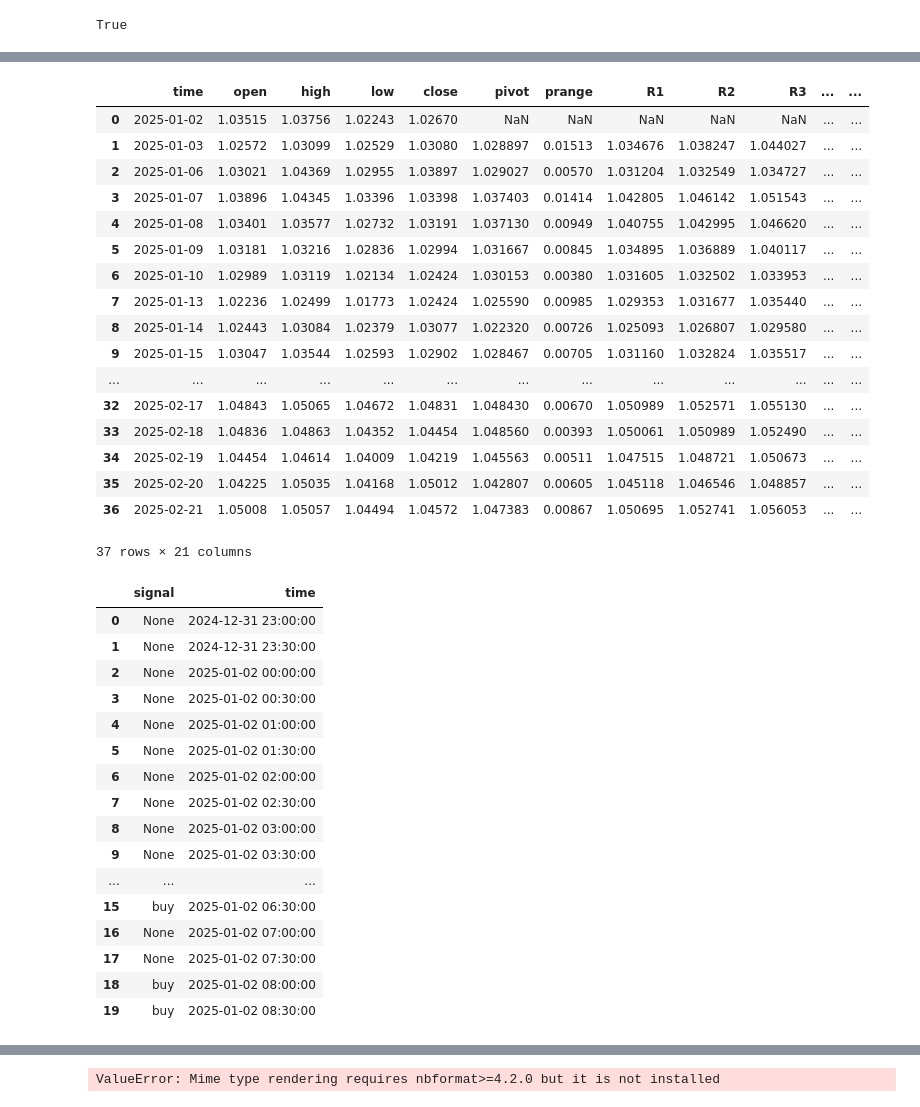
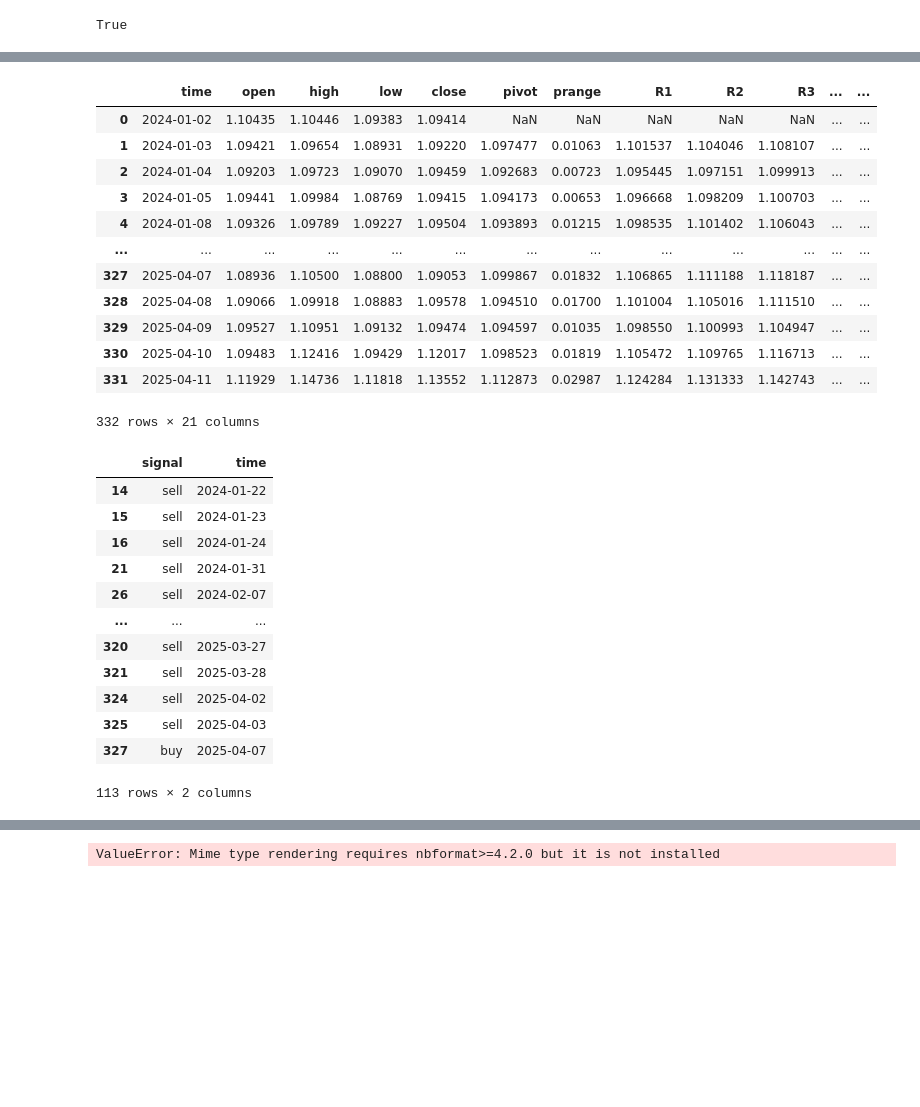
Before and after one commit to Moad2048/python_finance_market_projects, a Jupyter notebook: b2.ipynb, the cells around one changed output, grey strips where cells are left out. Drawn from its saved outputs; the diff is of its cells as text; code cells hidden in the pictures; blank space fills up the shorter version.

```diff
--- a/b2.ipynb
+++ b/b2.ipynb
@@ -32,8 +32,8 @@ def get_ohlc(symbol, timeframe, start_datetime, end_datetime):
 symbol = 'EURUSD'
 pos_size = 1
 timeframe = mt5.TIMEFRAME_M30
-start_datetime = datetime(2025,1,1)
-end_datetime = datetime(2025,2,22)
+start_datetime = datetime(2024,1,1)
+end_datetime = datetime(2025,4,12)
 ohlc_df = get_ohlc(symbol, timeframe, start_datetime, end_datetime)
 ohlc_df
 # %% [output]
@@ -55,9 +55,7 @@ ohlc_df
 symbol = 'EURUSD'
 pos_size = 1
 timeframe = mt5.TIMEFRAME_H4
-start_datetime = datetime(2025,1,1)
-end_datetime = datetime(2025,2,22)
 hourly_df = get_ohlc(symbol, timeframe, start_datetime, end_datetime)
-hourly_df
+hourly_df.tail(5)
 # %% [output]
 |  | time | open | high | low | close |
@@ -206,51 +187,40 @@ daily_df['buy_profit'] = daily_df["high"] >= daily_df["R1"]
 daily_df
 # %% [output]
 |  | time | open | high | low | close | pivot | prange | R1 | R2 | R3 | ... | ... |
-| 0 | 2025-01-02 | 1.03515 | 1.03756 | 1.02243 | 1.02670 | NaN | NaN | NaN | NaN | NaN | ... | ... |
-| 1 | 2025-01-03 | 1.02572 | 1.03099 | 1.02529 | 1.03080 | 1.028897 | 0.01513 | 1.034676 | 1.038247 | 1.044027 | ... | ... |
-| 2 | 2025-01-06 | 1.03021 | 1.04369 | 1.02955 | 1.03897 | 1.029027 | 0.00570 | 1.031204 | 1.032549 | 1.034727 | ... | ... |
-| 3 | 2025-01-07 | 1.03896 | 1.04345 | 1.03396 | 1.03398 | 1.037403 | 0.01414 | 1.042805 | 1.046142 | 1.051543 | ... | ... |
-| 4 | 2025-01-08 | 1.03401 | 1.03577 | 1.02732 | 1.03191 | 1.037130 | 0.00949 | 1.040755 | 1.042995 | 1.046620 | ... | ... |
-| 5 | 2025-01-09 | 1.03181 | 1.03216 | 1.02836 | 1.02994 | 1.031667 | 0.00845 | 1.034895 | 1.036889 | 1.040117 | ... | ... |
-| 6 | 2025-01-10 | 1.02989 | 1.03119 | 1.02134 | 1.02424 | 1.030153 | 0.00380 | 1.031605 | 1.032502 | 1.033953 | ... | ... |
-| 7 | 2025-01-13 | 1.02236 | 1.02499 | 1.01773 | 1.02424 | 1.025590 | 0.00985 | 1.029353 | 1.031677 | 1.035440 | ... | ... |
-| 8 | 2025-01-14 | 1.02443 | 1.03084 | 1.02379 | 1.03077 | 1.022320 | 0.00726 | 1.025093 | 1.026807 | 1.029580 | ... | ... |
-| 9 | 2025-01-15 | 1.03047 | 1.03544 | 1.02593 | 1.02902 | 1.028467 | 0.00705 | 1.031160 | 1.032824 | 1.035517 | ... | ... |
+| 0 | 2024-01-02 | 1.10435 | 1.10446 | 1.09383 | 1.09414 | NaN | NaN | NaN | NaN | NaN | ... | ... |
+| 1 | 2024-01-03 | 1.09421 | 1.09654 | 1.08931 | 1.09220 | 1.097477 | 0.01063 | 1.101537 | 1.104046 | 1.108107 | ... | ... |
+| 2 | 2024-01-04 | 1.09203 | 1.09723 | 1.09070 | 1.09459 | 1.092683 | 0.00723 | 1.095445 | 1.097151 | 1.099913 | ... | ... |
+| 3 | 2024-01-05 | 1.09441 | 1.09984 | 1.08769 | 1.09415 | 1.094173 | 0.00653 | 1.096668 | 1.098209 | 1.100703 | ... | ... |
+| 4 | 2024-01-08 | 1.09326 | 1.09789 | 1.09227 | 1.09504 | 1.093893 | 0.01215 | 1.098535 | 1.101402 | 1.106043 | ... | ... |
 | ... | ... | ... | ... | ... | ... | ... | ... | ... | ... | ... | ... | ... |
-| 32 | 2025-02-17 | 1.04843 | 1.05065 | 1.04672 | 1.04831 | 1.048430 | 0.00670 | 1.050989 | 1.052571 | 1.055130 | ... | ... |
-| 33 | 2025-02-18 | 1.04836 | 1.04863 | 1.04352 | 1.04454 | 1.048560 | 0.00393 | 1.050061 | 1.050989 | 1.052490 | ... | ... |
-| 34 | 2025-02-19 | 1.04454 | 1.04614 | 1.04009 | 1.04219 | 1.045563 | 0.00511 | 1.047515 | 1.048721 | 1.050673 | ... | ... |
-| 35 | 2025-02-20 | 1.04225 | 1.05035 | 1.04168 | 1.05012 | 1.042807 | 0.00605 | 1.045118 | 1.046546 | 1.048857 | ... | ... |
-| 36 | 2025-02-21 | 1.05008 | 1.05057 | 1.04494 | 1.04572 | 1.047383 | 0.00867 | 1.050695 | 1.052741 | 1.056053 | ... | ... |
+| 327 | 2025-04-07 | 1.08936 | 1.10500 | 1.08800 | 1.09053 | 1.099867 | 0.01832 | 1.106865 | 1.111188 | 1.118187 | ... | ... |
+| 328 | 2025-04-08 | 1.09066 | 1.09918 | 1.08883 | 1.09578 | 1.094510 | 0.01700 | 1.101004 | 1.105016 | 1.111510 | ... | ... |
+| 329 | 2025-04-09 | 1.09527 | 1.10951 | 1.09132 | 1.09474 | 1.094597 | 0.01035 | 1.098550 | 1.100993 | 1.104947 | ... | ... |
+| 330 | 2025-04-10 | 1.09483 | 1.12416 | 1.09429 | 1.12017 | 1.098523 | 0.01819 | 1.105472 | 1.109765 | 1.116713 | ... | ... |
+| 331 | 2025-04-11 | 1.11929 | 1.14736 | 1.11818 | 1.13552 | 1.112873 | 0.02987 | 1.124284 | 1.131333 | 1.142743 | ... | ... |
-37 rows × 21 columns
+332 rows × 21 columns
 # %%
-def entring_stoploss_profit(row, daily_df) :
-    if daily_df.loc[row.name,"prev_sma_11"] > daily_df.loc[row.name,'sma_114'] and row["low"] <= daily_df.loc[row.name,"S2"] :
+def entring_stoploss_profit(row, ohlc_df) :
+    if row["prev_sma_11"] > row['sma_114'] and row["low"] <= row["S2"] :
         return "buy"
-    elif daily_df.loc[row.name,'prev_sma_11'] < daily_df.loc[row.name,'sma_114'] and row["high"] >= daily_df.loc[row.name,"R2"] :
+    elif row['prev_sma_11'] < row['sma_114'] and row["high"] >= row["R2"] :
         return "sell"
-    return None
-
-ohlc_df['signal'] = daily_df.apply(entring_stoploss_profit, axis=1, daily_df = daily_df)
-ohlc_df[["signal","time"]].head(20)
+daily_df["signal"] = daily_df.apply(entring_stoploss_profit, axis=1, ohlc_df = ohlc_df)
+daily_df[["signal","time"]].dropna()
 # %% [output]
 |  | signal | time |
-| 0 | None | 2024-12-31 23:00:00 |
-| 1 | None | 2024-12-31 23:30:00 |
-| 2 | None | 2025-01-02 00:00:00 |
-| 3 | None | 2025-01-02 00:30:00 |
-| 4 | None | 2025-01-02 01:00:00 |
-| 5 | None | 2025-01-02 01:30:00 |
-| 6 | None | 2025-01-02 02:00:00 |
-| 7 | None | 2025-01-02 02:30:00 |
-| 8 | None | 2025-01-02 03:00:00 |
-| 9 | None | 2025-01-02 03:30:00 |
+| 14 | sell | 2024-01-22 |
+| 15 | sell | 2024-01-23 |
+| 16 | sell | 2024-01-24 |
+| 21 | sell | 2024-01-31 |
+| 26 | sell | 2024-02-07 |
 | ... | ... | ... |
-| 15 | buy | 2025-01-02 06:30:00 |
-| 16 | None | 2025-01-02 07:00:00 |
-| 17 | None | 2025-01-02 07:30:00 |
-| 18 | buy | 2025-01-02 08:00:00 |
-| 19 | buy | 2025-01-02 08:30:00 |
+| 320 | sell | 2025-03-27 |
+| 321 | sell | 2025-03-28 |
+| 324 | sell | 2025-04-02 |
+| 325 | sell | 2025-04-03 |
+| 327 | buy | 2025-04-07 |
+113 rows × 2 columns
 # %%
 # create trade logic
 def on_bar(data, trades, orders):
```
Also changed, not shown: parts of 9 cells of this notebook, 1 other file.
